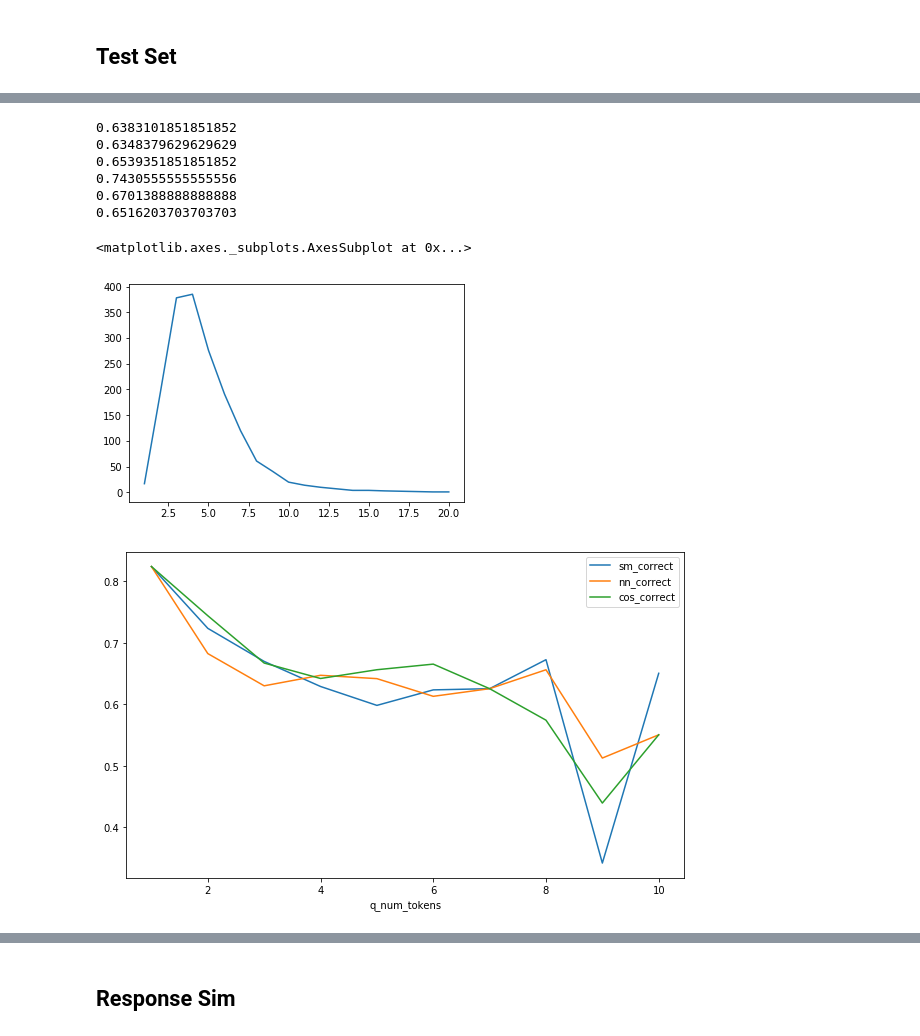
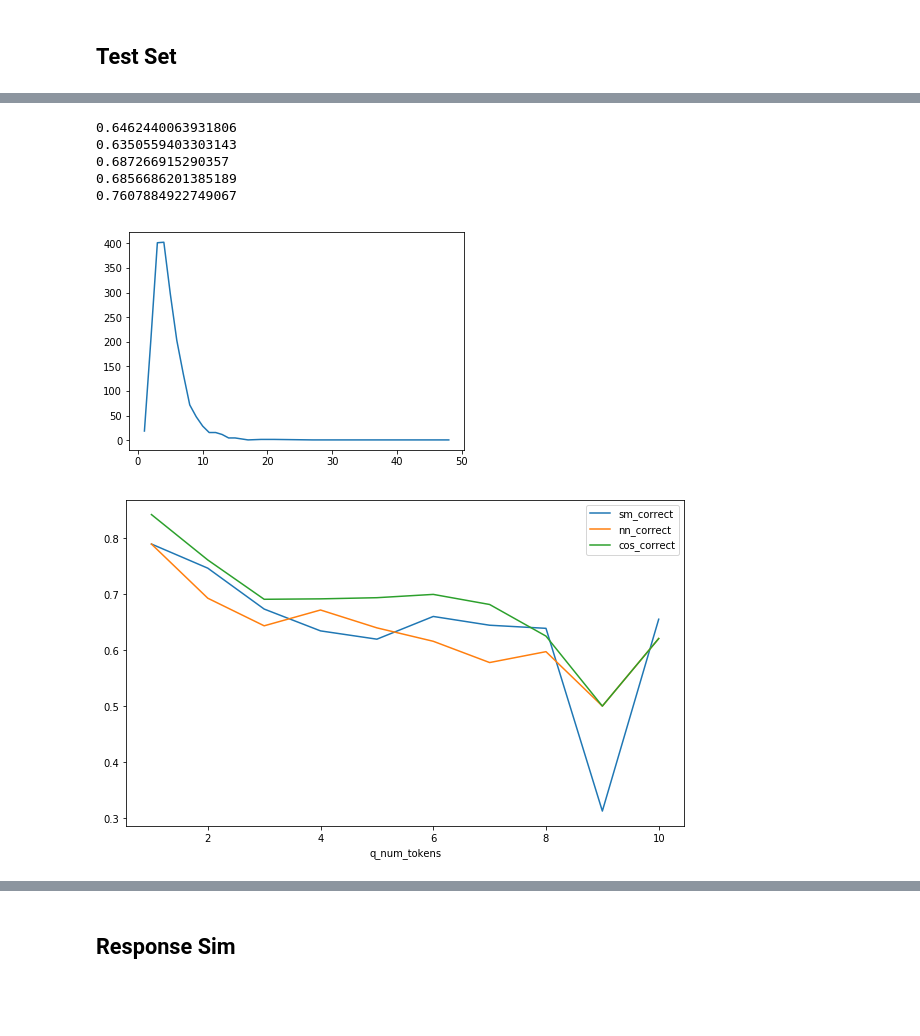
Before and after one commit to tingchunyeh/Sentence_Pairs_Sim, a Jupyter notebook: Models_Evaluation.ipynb, the cells around one changed output, grey strips where cells are left out. Cells and saved outputs as stored; diff of their text form; code cells hidden in the pictures; blank space fills up the shorter version.

```diff
--- a/Models_Evaluation.ipynb
+++ b/Models_Evaluation.ipynb
@@ -33,10 +33,11 @@ train_question, dev_question, test_question = np.split(kb_question.sample(frac=1
 # %%
-kb_question_pairs_dfs = {}
-for data_type in ['train', 'dev', 'test']:
-    filename = data_type+".csv"
-    if not os.path.exists(os.path.join(data_path,filename)):
-        df = create_pair_data(eval(data_type+"_question"))
-        df.to_csv(os.path.join(data_path, filename), index=False, header=False, encoding='utf_8_sig')
+# kb_question_pairs_dfs = {}
+# for data_type in ['train', 'dev', 'test']:
+#     filename = data_type+".csv"
+#     if not os.path.exists(os.path.join(data_path,filename)):
+#         df = create_pair_data(eval(data_type+"_question"))
+#         df.to_csv(os.path.join(data_path, filename), index=False, header=False, encoding='utf_8_sig')
+
 #     kb_question_pairs_dfs[data_type] = pd.read_csv(os.path.join(data_path, filename), header=None, names=['s1', 's2', 'score'])
 #     kb_question_pairs_dfs[data_type]['label'] = kb_question_pairs_dfs[data_type]['score'].apply(lambda x: int(x/2))
 # %%
@@ -508,7 +542,7 @@ for i in range(100):
 # %% [markdown]
 ### InferSent Eval
 # %%
-model_name = "model_1"
+model_name = "model_5"
 params = pickle.load( open(os.path.join("saved_model", model_name, "config.pickle"), "rb"))
 word2ind = pickle.load( open(os.path.join(data_path,'word2ind.pickle'), "rb") )
 ind2word = pickle.load( open(os.path.join(data_path,'ind2word.pickle'), "rb") )
@@ -772,5 +803,4 @@ test_df.head()
 # %%
-result = result_label(test_df)
-major_label(result)
-length_label(result)
+test_result_df = result_label(test_df)
+major_label(test_result_df)
 # %%
@@ -797,19 +827,20 @@ result.sample(30)
-# %%
-print( (result.sm_stan_q==result.exp_q).mean() )
-print( (result.nn_stan_q==result.exp_q).mean() )
-print( (result.cos_stan_q==result.exp_q).mean() )
-print( ((result.sm_stan_q==result.exp_q) | (result.nn_stan_q==result.exp_q)  | (result.cos_stan_q==result.exp_q)  ).mean() )
-print( (result.major_stan_q==result.exp_q).mean() )
-print( (result.length_stan_q==result.exp_q).mean() )
-# %% [output]
-0.6383101851851852
-0.6348379629629629
-0.6539351851851852
-0.7430555555555556
-0.6701388888888888
-0.6516203703703703
+# %%
+print( (test_result_df.sm_standard_q==test_result_df.expect_q).mean() )
+print( (test_result_df.nn_standard_q==test_result_df.expect_q).mean() )
+print( (test_result_df.cos_standard_q==test_result_df.expect_q).mean() )
+print( (test_result_df.major_standard_q==test_result_df.expect_q).mean() )
+print( ( (test_result_df.sm_standard_q==test_result_df.expect_q) | \
+        (test_result_df.nn_standard_q==test_result_df.expect_q)  | \
+        (test_result_df.cos_standard_q==test_result_df.expect_q)  ).mean() )
+# %% [output]
+0.6462440063931806
+0.6350559403303143
+0.687266915290357
+0.6856686201385189
+0.7607884922749067
 # %%
-result.q_num_tokens.value_counts().sort_index().plot()
+q_num_tokens(test_result_df)
+test_result_df.q_num_tokens.value_counts().sort_index().plot()
+plt.show()
 # %% [output]
-<matplotlib.axes._subplots.AxesSubplot at 0x...>
-[figure, old version]
+[figure, new version]
@@ -818,13 +847,14 @@ result_short = pd.DataFrame(result[result.q_num_tokens<=10])
 # %%
-result_short['sm_correct'] = result_short[['exp_q', 'sm_stan_q']].apply(lambda x: x[0]==x[1], axis=1)
-result_short['nn_correct'] = result_short[['exp_q', 'nn_stan_q']].apply(lambda x: x[0]==x[1], axis=1)
-result_short['cos_correct'] = result_short[['exp_q', 'cos_stan_q']].apply(lambda x: x[0]==x[1], axis=1)
+test_result_short_df = pd.DataFrame(test_result_df[test_result_df.q_num_tokens<=10])
+test_result_short_df['sm_correct'] = test_result_short_df[['expect_q', 'sm_standard_q']].apply(lambda x: x[0]==x[1], axis=1)
+test_result_short_df['nn_correct'] = test_result_short_df[['expect_q', 'nn_standard_q']].apply(lambda x: x[0]==x[1], axis=1)
+test_result_short_df['cos_correct'] = test_result_short_df[['expect_q', 'cos_standard_q']].apply(lambda x: x[0]==x[1], axis=1)
 
 plt.figure(figsize=(10,6))
-result_short.groupby('q_num_tokens')['sm_correct'].mean().plot(label='sm_correct')
-result_short.groupby('q_num_tokens')['nn_correct'].mean().plot(label='nn_correct')
-result_short.groupby('q_num_tokens')['cos_correct'].mean().plot(label='cos_correct')
+test_result_short_df.groupby('q_num_tokens')['sm_correct'].mean().plot(label='sm_correct')
+test_result_short_df.groupby('q_num_tokens')['nn_correct'].mean().plot(label='nn_correct')
+test_result_short_df.groupby('q_num_tokens')['cos_correct'].mean().plot(label='cos_correct')
 plt.legend()
 plt.show()
 # %% [output]
-[figure, old version]
+[figure, new version]
```
Also changed, not shown: parts of 42 cells of this notebook, 5 other files.
